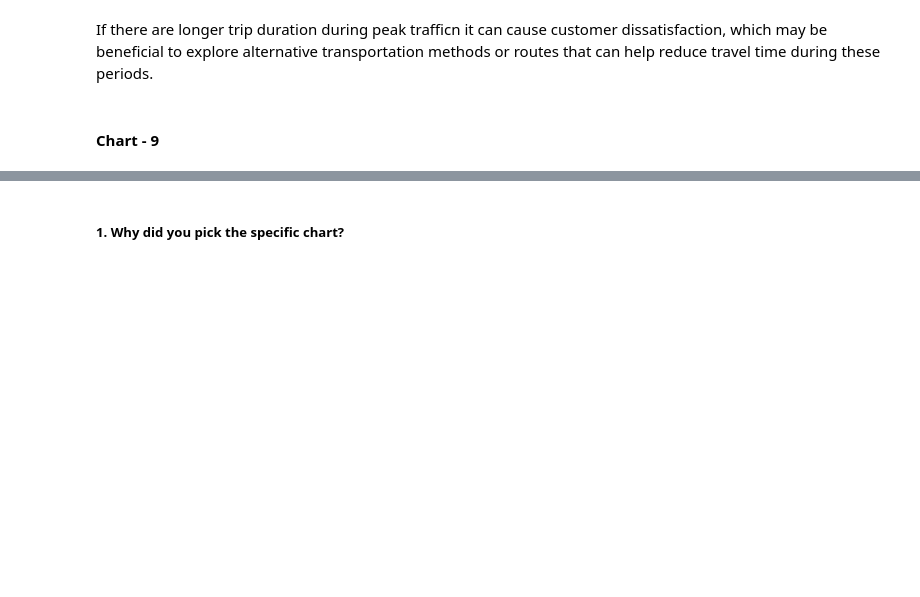
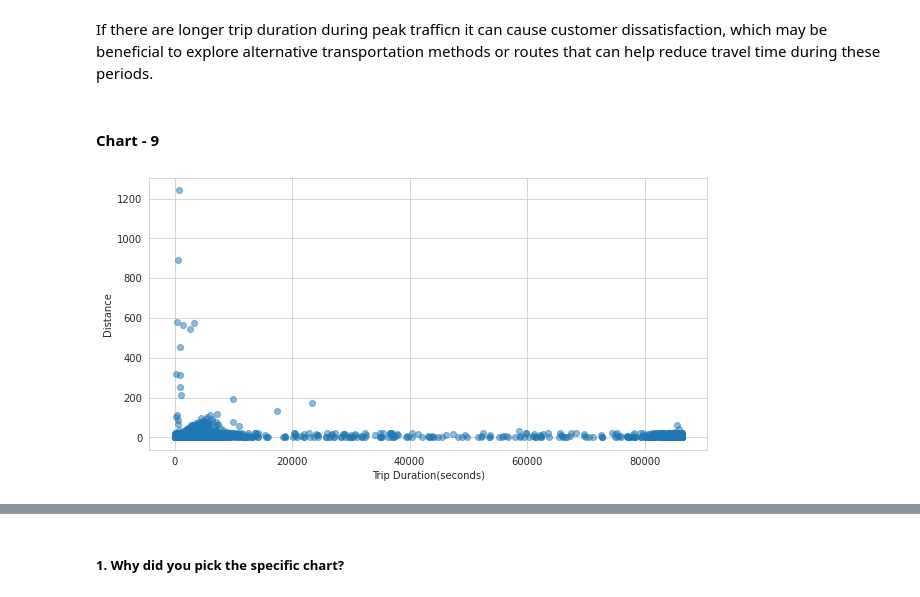
Before and after one commit to ritik1804k/-ML---Regression-Capstone-Project, a Jupyter notebook: Supervised_ML_Regression_Capstone_Project_.ipynb, the cells around one changed output, grey strips where cells are left out. Cells and saved outputs as stored; diff of their text form; code cells hidden in the pictures; blank space fills up the shorter version.

```diff
--- a/Supervised_ML_Regression_Capstone_Project_.ipynb
+++ b/Supervised_ML_Regression_Capstone_Project_.ipynb
@@ -687,0 +690,9 @@ If there are longer trip duration during peak trafficn it can cause customer dis
+# %%
+# Chart - 9 visualization code
+data = data[data['trip_duration'] <= 86400]
+plt.scatter(data.trip_duration, data.distance ,  alpha=0.5)
+plt.ylabel('Distance')
+plt.xlabel('Trip Duration(seconds)')
+plt.show()
+# %% [output]
+[figure, added]
```
Also changed, not shown: parts of 139 cells of this notebook.
